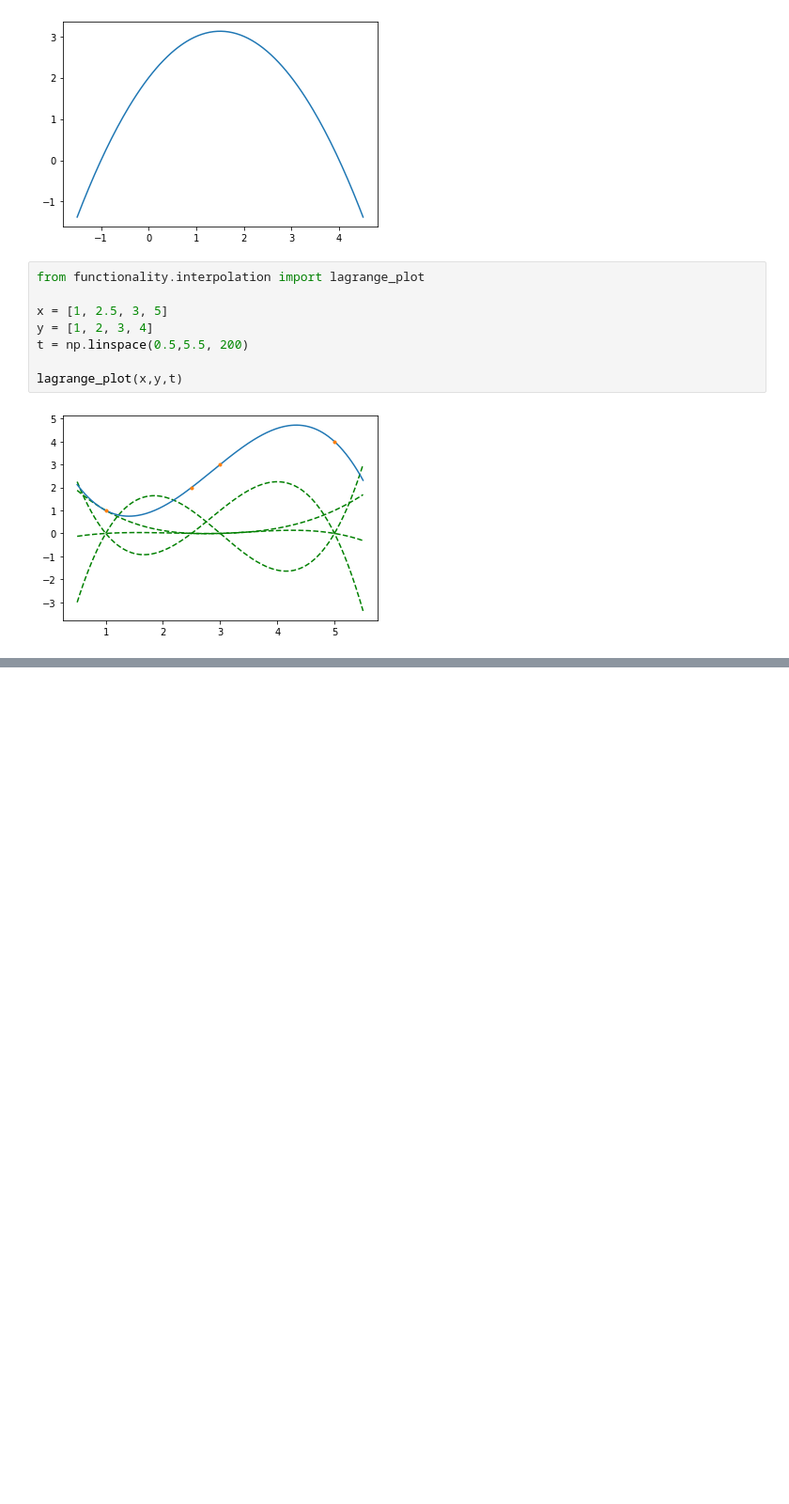
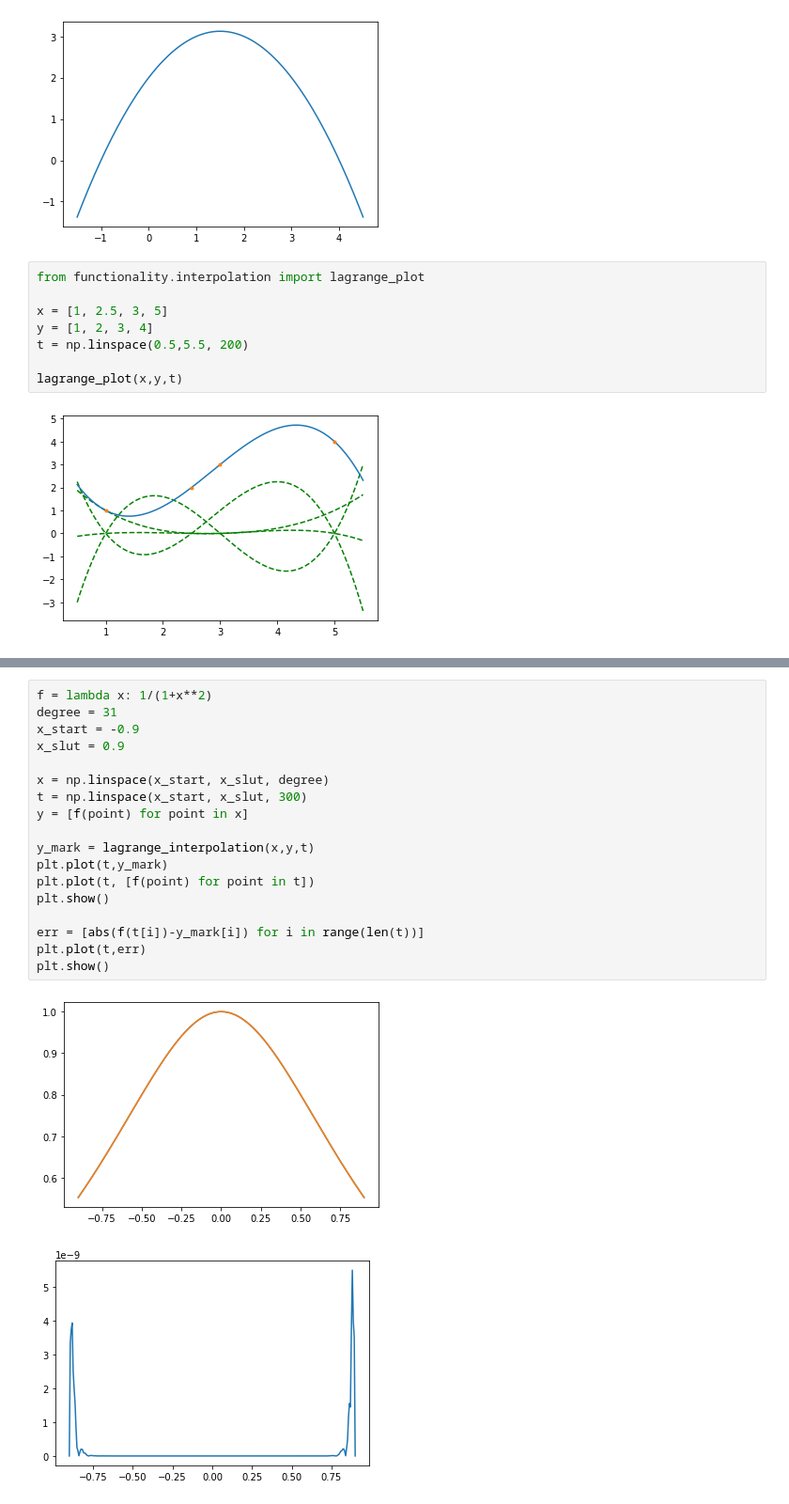
Before and after one commit to eskehaack/num_alg, a Jupyter notebook: blok_2.ipynb, the cells around one changed output, grey strips where cells are left out. Shown: that part at 94% size. Cells and saved outputs as stored; diff of their text form; blank space fills up the shorter version.

```diff
--- a/blok_2.ipynb
+++ b/blok_2.ipynb
@@ -49,0 +72,21 @@ lagrange_plot(x,y,t)
+# %%
+f = lambda x: 1/(1+x**2)
+degree = 31
+x_start = -0.9
+x_slut = 0.9
+
+x = np.linspace(x_start, x_slut, degree)
+t = np.linspace(x_start, x_slut, 300)
+y = [f(point) for point in x]
+
+y_mark = lagrange_interpolation(x,y,t)
+plt.plot(t,y_mark)
+plt.plot(t, [f(point) for point in t])
+plt.show()
+
+err = [abs(f(t[i])-y_mark[i]) for i in range(len(t))]
+plt.plot(t,err)
+plt.show()
+# %% [output]
+[figure, added]
+[figure, added]
```
Also changed, not shown: parts of 4 cells of this notebook.
